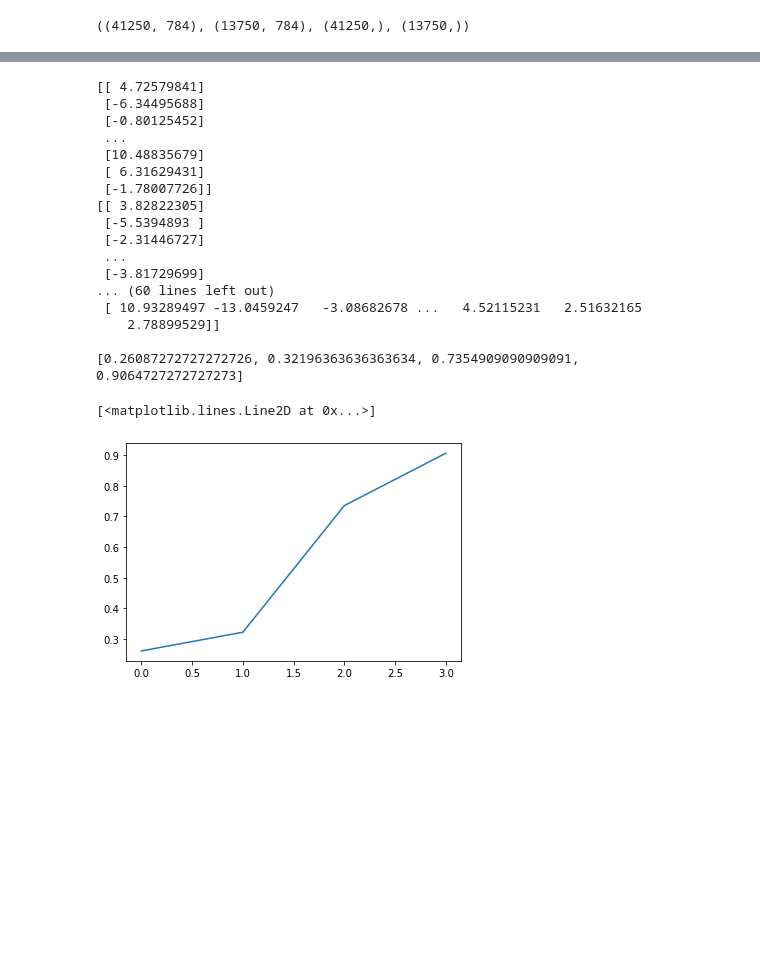
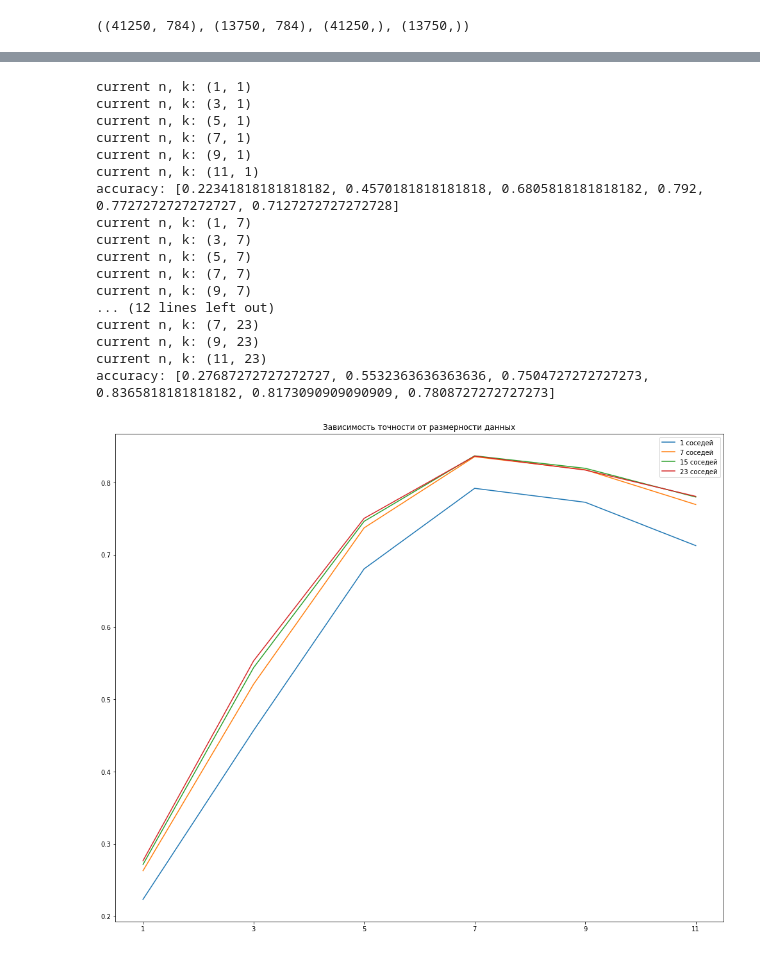
Before and after one commit to negamayunov/Spring2023Python, a Jupyter notebook: homework06/Lab6.Никита.Гамаюнов.НПМбд-01-20.ipynb, the cells around one changed output, grey strips where cells are left out. Saved outputs shown, nothing was run; the diff lists cells and outputs as text; code cells hidden in the pictures; blank space fills up the shorter version.

Commit message:
SOLVED всего одна бессонная ночь, и вот они, 80% точности

```diff
--- a/homework06/Lab6.Никита.Гамаюнов.НПМбд-01-20.ipynb
+++ b/homework06/Lab6.Никита.Гамаюнов.НПМбд-01-20.ipynb
@@ -177,39 +184,47 @@ X_train.shape, X_test.shape, labels_train.shape, labels_test.shape
 # %%
-acc = []
+ticks = [1, 3, 5, 7, 9, 11]
+plt.figure(figsize=(17,14))
+for k in [1, 7, 15, 23]:
+    acc = []
+    for n in ticks:
+        print('current n, k:', (n,k)) # этот print нужен, чтобы не скучать во время часового ожидания
+        PCA = my_PCA(n)
+        PCA.fit(X)
+        _, X_training = PCA.transform(X_train)
+        _, X_testing = PCA.transform(X_test)
 
-for n in [1, 2, 5, 10]:
-    PCA = my_PCA(n)
-    Xfit = PCA.fit_transform(X)[1]
-    X_training, X_testing, labels_train, labels_test = train_test_split(Xfit, labels)
+        #print()
+        #print(X_training, X_testing, sep='\n')
+        #print()
 
-    print(X_training, X_testing, sep='\n')
-    print()
-
-    knn = my_kNN(5)
-    knn.fit(X_training, labels_train)
-    answers = knn.predict(X_testing)
-    #print(answers)
-    acc.append(accuracy_score(labels_test, answers))
-    print(acc)
-
-plt.plot(acc)
+        knn = my_kNN(k)
+        knn.fit(X_training, labels_train)
+        answers = knn.predict(X_testing)
+        #print(answers)
+        acc.append(accuracy_score(labels_test, answers))
+        #print(acc)
+    print('accuracy:', acc)
+    plt.xticks(ticks)
+    plt.title('Зависимость точности от размерности данных')
+    plt.plot(ticks, acc, label=f'{k} соседей')
+plt.legend()
+plt.show()
 # %% [output]
-[[ 4.72579841]
- [-6.34495688]
- [-0.80125452]
- ...
- [10.48835679]
- [ 6.31629431]
- [-1.78007726]]
-[[ 3.82822305]
- [-5.5394893 ]
- [-2.31446727]
- ...
- [-3.81729699]
-... (60 lines left out)
- [ 10.93289497 -13.0459247   -3.08682678 ...   4.52115231   2.51632165
-    2.78899529]]
-
-[0.26087272727272726, 0.32196363636363634, 0.7354909090909091, 0.9064727272727273]
+current n, k: (1, 1)
+current n, k: (3, 1)
+current n, k: (5, 1)
+current n, k: (7, 1)
+current n, k: (9, 1)
+current n, k: (11, 1)
+accuracy: [0.22341818181818182, 0.4570181818181818, 0.6805818181818182, 0.792, 0.7727272727272727, 0.7127272727272728]
+current n, k: (1, 7)
+current n, k: (3, 7)
+current n, k: (5, 7)
+current n, k: (7, 7)
+current n, k: (9, 7)
+... (12 lines left out)
+current n, k: (7, 23)
+current n, k: (9, 23)
+current n, k: (11, 23)
+accuracy: [0.27687272727272727, 0.5532363636363636, 0.7504727272727273, 0.8365818181818182, 0.8173090909090909, 0.7808727272727273]
-[<matplotlib.lines.Line2D at 0x...>]
-[figure, old version]
+[figure, new version]
```
Also changed, not shown: parts of 8 cells of this notebook.
